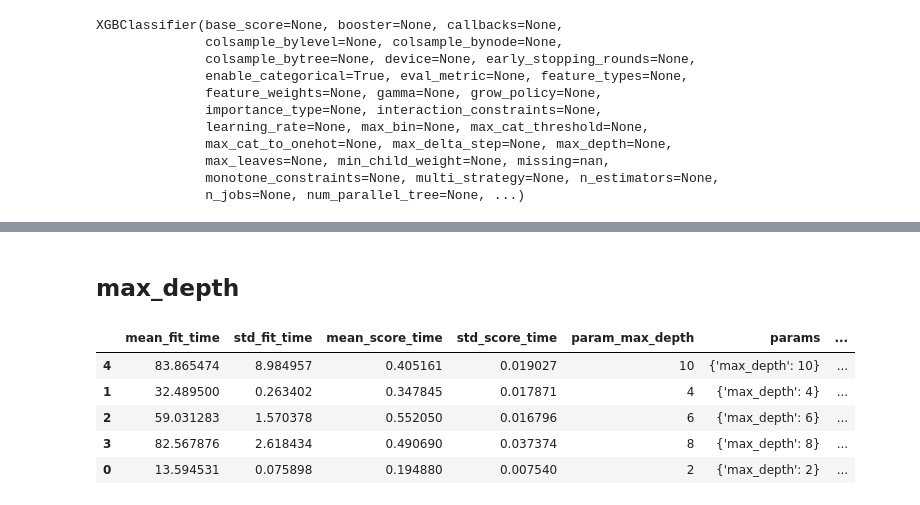
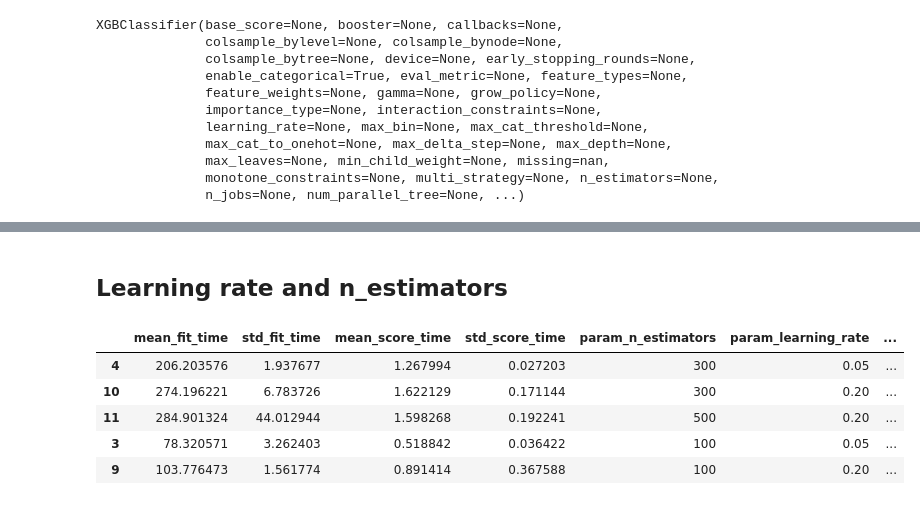
Before and after one commit to TusharPal/Bol-case-study, a Jupyter notebook: research/XGBoost.ipynb, the cells around one changed output, grey strips where cells are left out. Cells and saved outputs as stored; diff of their text form; code cells hidden in the pictures.

```diff
--- a/research/XGBoost.ipynb
+++ b/research/XGBoost.ipynb
@@ -58,9 +59,6 @@ data.head()
 ## Parse URLs
 # %%
 def parse_url(url, prefix = 'https://www.bol.com/nl/'):
-    def is_product_code(x):
-        pass
-
     url_components = url.removeprefix(prefix).split('/')
     row = {
         'url_function': '',
@@ -508,21 +425,21 @@ skf = StratifiedKFold(n_splits=5, shuffle=True, random_state=42)
 # Hyperparameter search space
 param_dist = {
     # Learning rate and trees
-    # "n_estimators": np.arange(100, 1100, 100),
+    # "n_estimators": [100, 300, 500],
     # "learning_rate": [0.01, 0.05, 0.1, 0.2],
 
-    # Tree structure
-    "max_depth": np.arange(2, 12, 2),
-    # "min_child_weight": np.arange(1, 10, 2),
+    # # Tree structure
+    # "max_depth": [2, 4, 6, 8, 10],
+    # "min_child_weight": [1, 3, 5, 7, 9],
 
     # # Sampling
     # "subsample": [0.6, 0.7, 0.8, 0.9, 1.0],
     # "colsample_bytree": [0.6, 0.7, 0.8, 0.9, 1.0],
 
-    # # Regularization
-    # "gamma": [0, 0.1, 0.2, 0.3, 0.4],
-    # "reg_alpha": [0, 0.01, 0.05, 0.1, 1, 10],  # L1
-    # "reg_lambda": [0.1, 0.5, 1, 5, 10],       # L2
+    # Regularization
+    "gamma": [0, 0.1, 0.2, 0.3, 0.4],
+    "reg_alpha": [0, 0.01, 0.05, 0.1, 1, 10],  # L1
+    "reg_lambda": [0.1, 0.5, 1, 5, 10],       # L2
 }
 
 # TODO: Causes an error. Needs custom implementation
@@ -539,7 +456,7 @@ clf = XGBClassifier(tree_method="hist", enable_categorical=True)
 search = RandomizedSearchCV(
     estimator=clf,
     param_distributions=param_dist,
-    n_iter=100,
+    n_iter=1000,
     scoring=scoring,
     refit='f1_macro',
     cv=skf,
@@ -554,11 +491,11 @@ InvalidParameterError: The 'cv' parameter of RandomizedSearchCV must be an int i
 # %% [markdown]
-## max_depth
+## Learning rate and n_estimators
 # %%
-pd.DataFrame(search.cv_results_).sort_values('rank_test_f1_macro')
+pd.DataFrame(search.cv_results_).sort_values('rank_test_f1_macro').head()
 # %% [output]
-|  | mean_fit_time | std_fit_time | mean_score_time | std_score_time | param_max_depth | params | ... |
-| 4 | 83.865474 | 8.984957 | 0.405161 | 0.019027 | 10 | {'max_depth': 10} | ... |
-| 1 | 32.489500 | 0.263402 | 0.347845 | 0.017871 | 4 | {'max_depth': 4} | ... |
-| 2 | 59.031283 | 1.570378 | 0.552050 | 0.016796 | 6 | {'max_depth': 6} | ... |
-| 3 | 82.567876 | 2.618434 | 0.490690 | 0.037374 | 8 | {'max_depth': 8} | ... |
-| 0 | 13.594531 | 0.075898 | 0.194880 | 0.007540 | 2 | {'max_depth': 2} | ... |
+|  | mean_fit_time | std_fit_time | mean_score_time | std_score_time | param_n_estimators | param_learning_rate | ... |
+| 4 | 206.203576 | 1.937677 | 1.267994 | 0.027203 | 300 | 0.05 | ... |
+| 10 | 274.196221 | 6.783726 | 1.622129 | 0.171144 | 300 | 0.20 | ... |
+| 11 | 284.901324 | 44.012944 | 1.598268 | 0.192241 | 500 | 0.20 | ... |
+| 3 | 78.320571 | 3.262403 | 0.518842 | 0.036422 | 100 | 0.05 | ... |
+| 9 | 103.776473 | 1.561774 | 0.891414 | 0.367588 | 100 | 0.20 | ... |
```
Also changed, not shown: parts of 31 cells of this notebook, 2 other files.
